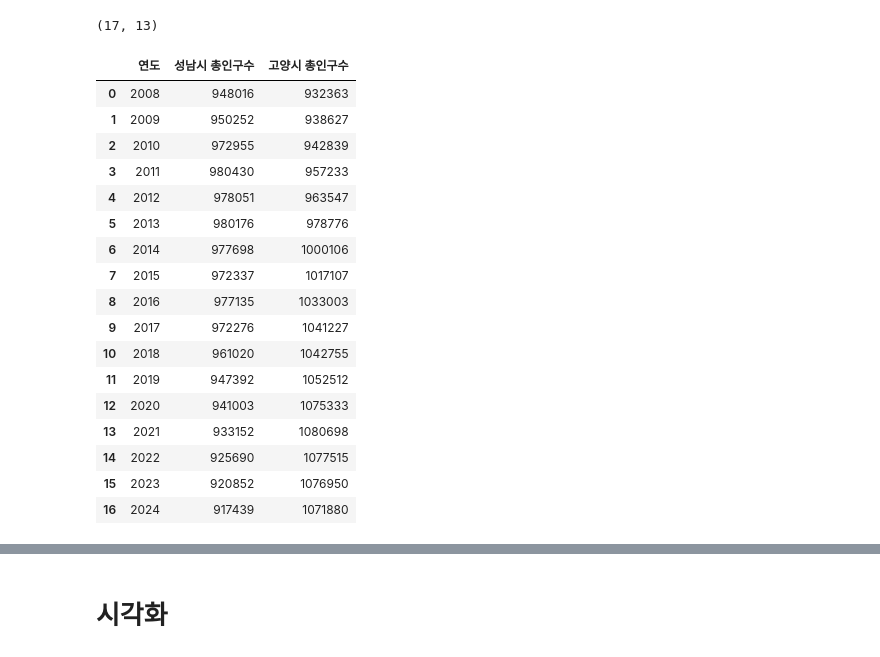
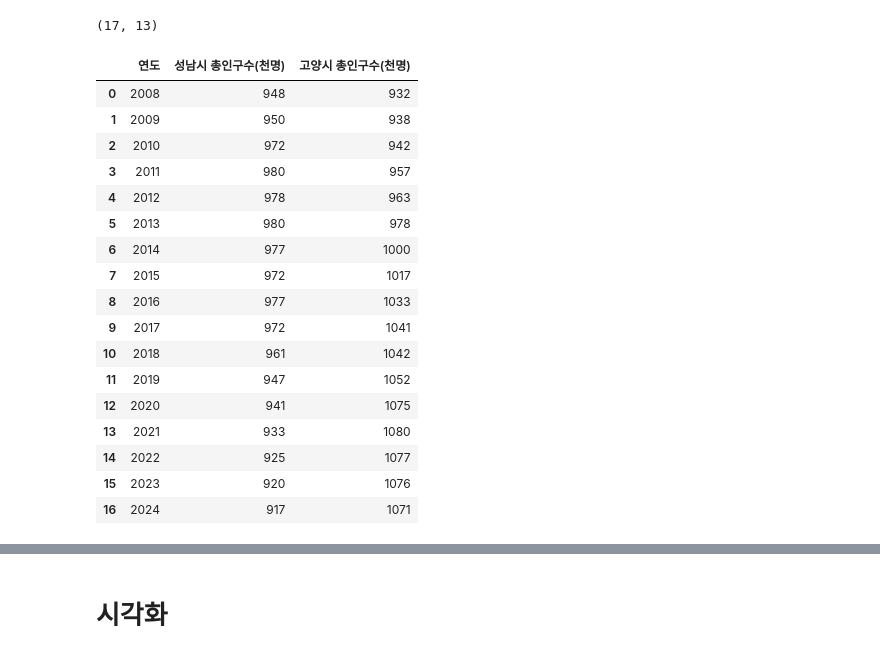
Before and after one commit to SnapishAgent/Ilsan-Investment-Insight, a Jupyter notebook: 일자리/고용실업률/employ_data.ipynb, the cells around one changed output, grey strips where cells are left out. Saved outputs shown, nothing was run; the diff lists cells and outputs as text; code cells hidden in the pictures.

```diff
--- a/일자리/고용실업률/employ_data.ipynb
+++ b/일자리/고용실업률/employ_data.ipynb
@@ -211,46 +211,46 @@ display(seongnam_population_df.shape)
 # %%
 # 연도별 총인구수를 구하는 함수
 def calculate_total_population(df, months=12):
     df = df.replace(',', '', regex=True).astype(float)
     total_population = df.sum(axis=1) / months
     return total_population
 
 # 고양시와 성남시의 연도별 총인구수 계산
-goyang_total_population = calculate_total_population(goyang_population_df.iloc[:, 1:], months=12)
-seongnam_total_population = calculate_total_population(seongnam_population_df.iloc[:, 1:], months=12)
+goyang_total_population = calculate_total_population(goyang_population_df.iloc[:, 1:], months=12) / 1000
+seongnam_total_population = calculate_total_population(seongnam_population_df.iloc[:, 1:], months=12) / 1000
 
 # 2024년 데이터는 10개월로 나눔
-goyang_total_population.iloc[-1] = calculate_total_population(pd.DataFrame(goyang_population_df.iloc[-1, 1:11]).T, months=10)
-seongnam_total_population.iloc[-1] = calculate_total_population(pd.DataFrame(seongnam_population_df.iloc[-1, 1:11]).T, months=10)
+goyang_total_population.iloc[-1] = calculate_total_population(pd.DataFrame(goyang_population_df.iloc[-1, 1:11]).T, months=10) / 1000
+seongnam_total_population.iloc[-1] = calculate_total_population(pd.DataFrame(seongnam_population_df.iloc[-1, 1:11]).T, months=10) / 1000
 
 # 연도별 총인구수 데이터 프레임 생성
 total_population_df = pd.DataFrame({
     '연도': years[:len(goyang_total_population)],
-    '성남시 총인구수': seongnam_total_population.astype(int),
-    '고양시 총인구수': goyang_total_population.astype(int)
+    '성남시 총인구수(천명)': seongnam_total_population.astype(int),
+    '고양시 총인구수(천명)': goyang_total_population.astype(int)
 })
 
 # 결과 확인
 display(total_population_df)
 # %% [output]
-|  | 연도 | 성남시 총인구수 | 고양시 총인구수 |
-| 0 | 2008 | 948016 | 932363 |
-| 1 | 2009 | 950252 | 938627 |
-| 2 | 2010 | 972955 | 942839 |
-| 3 | 2011 | 980430 | 957233 |
-| 4 | 2012 | 978051 | 963547 |
-| 5 | 2013 | 980176 | 978776 |
-| 6 | 2014 | 977698 | 1000106 |
-| 7 | 2015 | 972337 | 1017107 |
-| 8 | 2016 | 977135 | 1033003 |
-| 9 | 2017 | 972276 | 1041227 |
-| 10 | 2018 | 961020 | 1042755 |
-| 11 | 2019 | 947392 | 1052512 |
-| 12 | 2020 | 941003 | 1075333 |
-| 13 | 2021 | 933152 | 1080698 |
-| 14 | 2022 | 925690 | 1077515 |
-| 15 | 2023 | 920852 | 1076950 |
-| 16 | 2024 | 917439 | 1071880 |
+|  | 연도 | 성남시 총인구수(천명) | 고양시 총인구수(천명) |
+| 0 | 2008 | 948 | 932 |
+| 1 | 2009 | 950 | 938 |
+| 2 | 2010 | 972 | 942 |
+| 3 | 2011 | 980 | 957 |
+| 4 | 2012 | 978 | 963 |
+| 5 | 2013 | 980 | 978 |
+| 6 | 2014 | 977 | 1000 |
+| 7 | 2015 | 972 | 1017 |
+| 8 | 2016 | 977 | 1033 |
+| 9 | 2017 | 972 | 1041 |
+| 10 | 2018 | 961 | 1042 |
+| 11 | 2019 | 947 | 1052 |
+| 12 | 2020 | 941 | 1075 |
+| 13 | 2021 | 933 | 1080 |
+| 14 | 2022 | 925 | 1077 |
+| 15 | 2023 | 920 | 1076 |
+| 16 | 2024 | 917 | 1071 |
 # %%
 # '연도' 컬럼의 데이터 타입을 문자열로 변환
 df_seongnam_grouped['연도'] = df_seongnam_grouped['연도'].astype(str)
```
Also changed, not shown: parts of 7 cells of this notebook, 1 other file.
